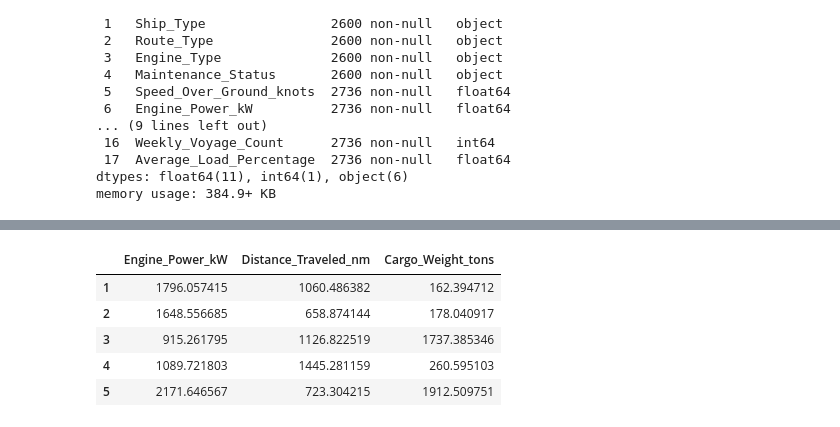
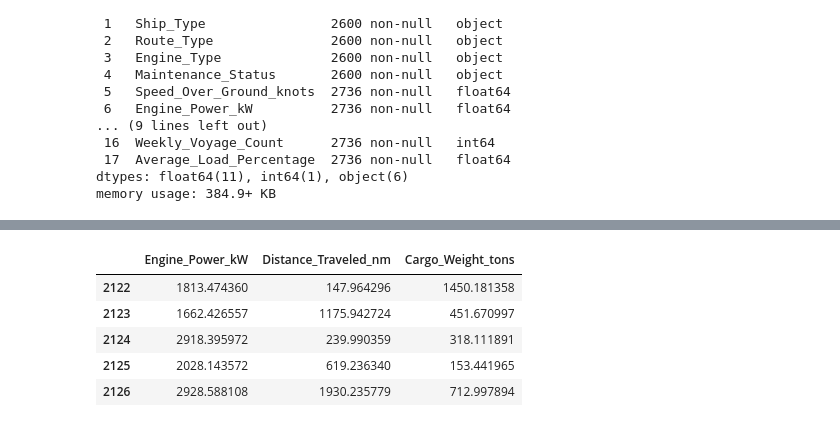
Before and after one commit to Jenloke/ML-K-Means-Clustering, a Jupyter notebook: main.ipynb, the cells around one changed output, grey strips where cells are left out. Drawn from its saved outputs; the diff is of its cells as text; code cells hidden in the pictures.

```diff
--- a/main.ipynb
+++ b/main.ipynb
@@ -95,19 +41,34 @@ df.corr(numeric_only=True)
+# %%
+# Better Approach
+# ship_table.dropna(inplace=True)
+# ship_table.reset_index(drop=True, inplace=True)
+adjusted_ship_dataset = ship_table.dropna()
+adjusted_ship_dataset = adjusted_ship_dataset.reset_index(drop=True)
+
+# df.info()
+# df.columns
+# df.corr(numeric_only=True)
 # %%
 # feature to use
 # 6 && 7 && 10
+
 feature1 = 'Engine_Power_kW'
 feature2 = 'Distance_Traveled_nm'
 feature3 = 'Cargo_Weight_tons'
 
-newdf = df[[feature1, feature2, feature3]]
-newdf.head()
+# n_centroid = np.array([np.nan for _ in range(adjusted_ship_dataset.shape[0])])
+
+k_mean_df = adjusted_ship_dataset[[feature1, feature2, feature3]]
+# k_mean_df['n_centroid'] = np.nan
+
+k_mean_df.tail()
 # %% [output]
 |  | Engine_Power_kW | Distance_Traveled_nm | Cargo_Weight_tons |
-| 1 | 1796.057415 | 1060.486382 | 162.394712 |
-| 2 | 1648.556685 | 658.874144 | 178.040917 |
-| 3 | 915.261795 | 1126.822519 | 1737.385346 |
-| 4 | 1089.721803 | 1445.281159 | 260.595103 |
-| 5 | 2171.646567 | 723.304215 | 1912.509751 |
+| 2122 | 1813.474360 | 147.964296 | 1450.181358 |
+| 2123 | 1662.426557 | 1175.942724 | 451.670997 |
+| 2124 | 2918.395972 | 239.990359 | 318.111891 |
+| 2125 | 2028.143572 | 619.236340 | 153.441965 |
+| 2126 | 2928.588108 | 1930.235779 | 712.997894 |
 # %%
 # 3d graph using all three features
 # fig, ax = plt.subplots(subplot_kw={"projection": "3d"}, figsize=(10,10))
```
Also changed, not shown: parts of 14 cells of this notebook.
